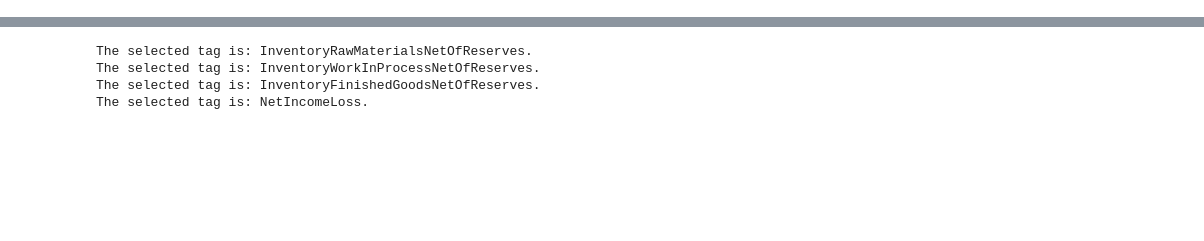
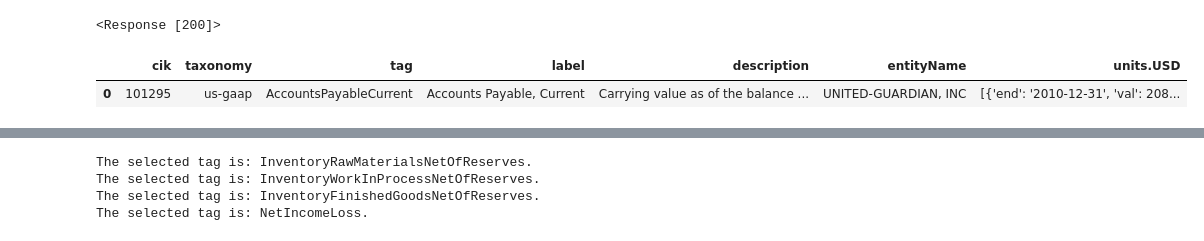
Before and after one commit to hurdg/StreamLit_Dash, a Jupyter notebook: Charting.ipynb, the cells around one changed output, grey strips where cells are left out. Cells and saved outputs as stored; diff of their text form; code cells hidden in the pictures; blank space fills up the shorter version.

```diff
--- a/Charting.ipynb
+++ b/Charting.ipynb
@@ -27,2 +29,15 @@ cik_str = '0000101295' #UG
+# %%
+
+url = 'https://data.sec.gov/api/xbrl/companyconcept/CIK'+cik_str+'/us-gaap/AccountsPayableCurrent.json'
+response = requests.get(url, headers=header)
+response
+# %% [output]
+<Response [200]>
+# %%
+#pd.json_normalize(response.json()['facts']['us-gaap']['AccountsPayableCurrent']['units']["USD"])
+pd.json_normalize(response.json())
+# %% [output]
+|  | cik | taxonomy | tag | label | description | entityName | units.USD |
+| 0 | 101295 | us-gaap | AccountsPayableCurrent | Accounts Payable, Current | Carrying value as of the balance ... | UNITED-GUARDIAN, INC | [{'end': '2010-12-31', 'val': 208... |
 # %%
 df = EDGAR_query(cik_str, header = header)
```
Also changed, not shown: parts of 21 cells of this notebook.
